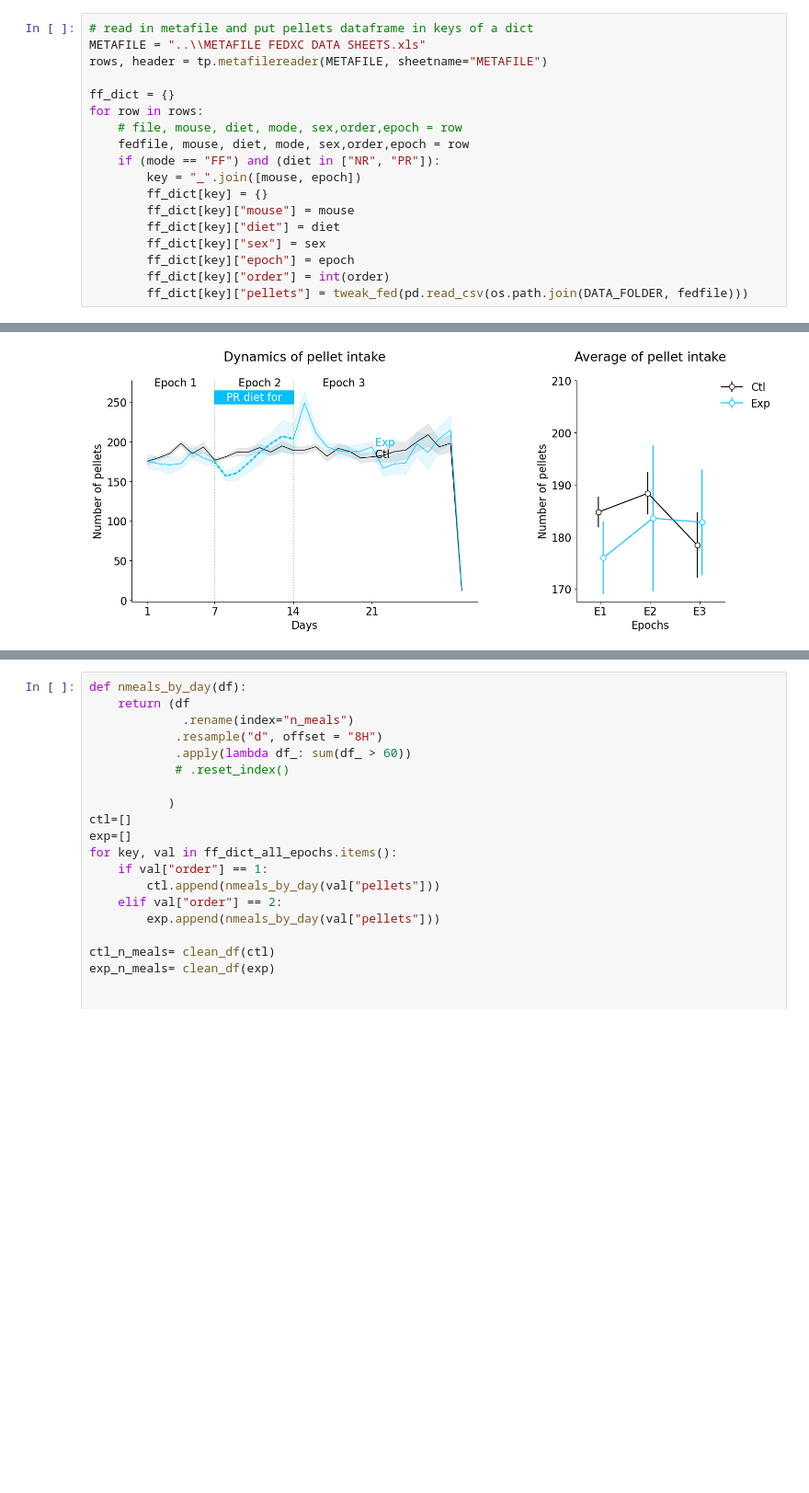
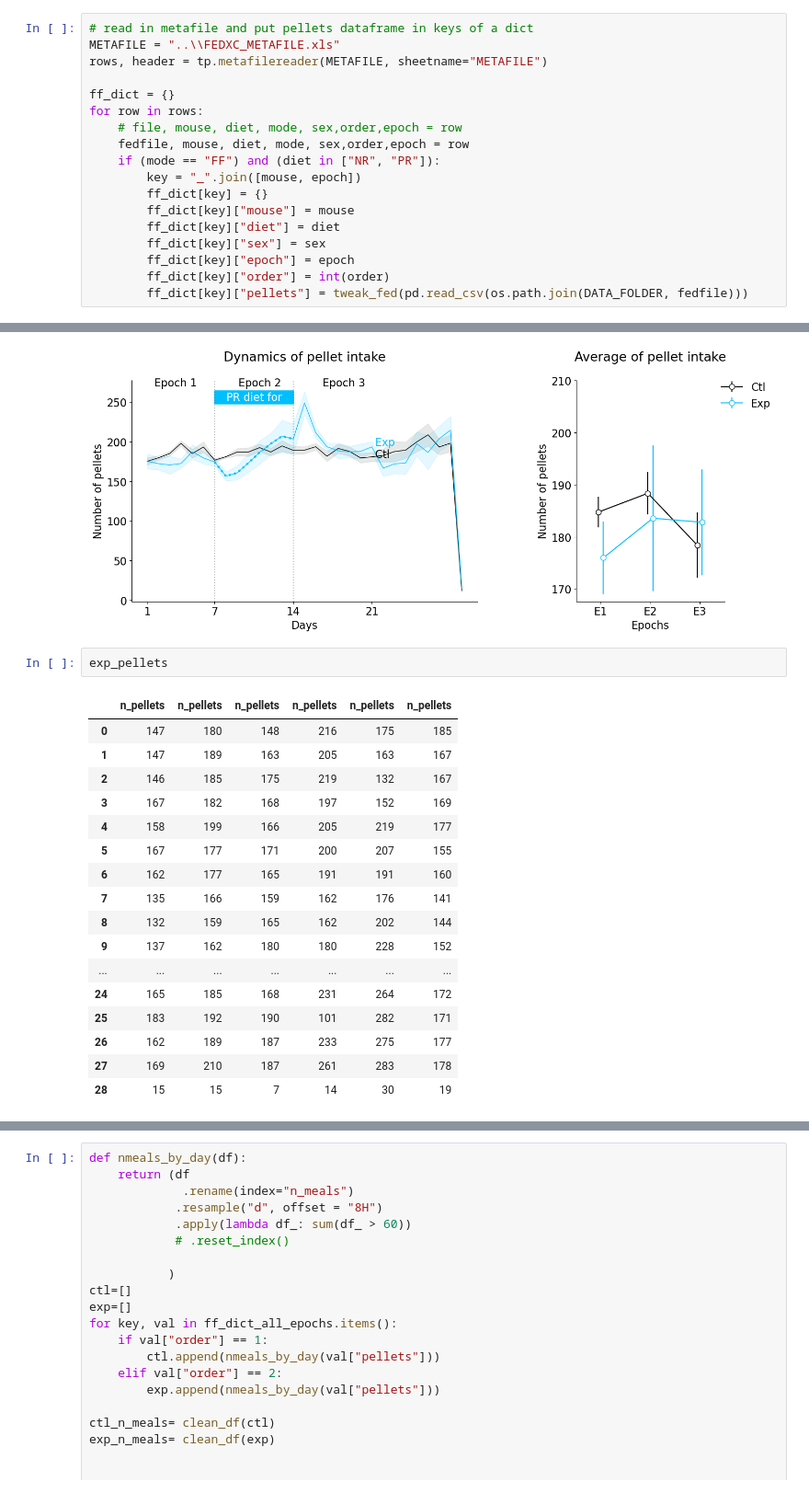
Before and after one commit to Htbibalan/FEDPROTEINPRO, a Jupyter notebook: notebooks/DIFE_Presentation_4Epoch_2023_V1(Ongoing)).ipynb, the cells around one changed output, grey strips where cells are left out. Shown at 92% size. Cells and saved outputs as stored; diff of their text form; blank space fills up the shorter version.

```diff
--- a/notebooks/DIFE_Presentation_4Epoch_2023_V1(Ongoing)).ipynb
+++ b/notebooks/DIFE_Presentation_4Epoch_2023_V1(Ongoing)).ipynb
@@ -45,7 +45,7 @@ def tweak_fed(df):
 #tweak_fed(df) # could add animal name from metafile and diet and phase so these are returned in dataframe
 # %%
 # read in metafile and put pellets dataframe in keys of a dict
-METAFILE = "..\\METAFILE FEDXC DATA SHEETS.xls"
+METAFILE = "..\\FEDXC_METAFILE.xls"
 rows, header = tp.metafilereader(METAFILE, sheetname="METAFILE")
 
 ff_dict = {}
@@ -358,3 +374,23 @@ ax1.annotate(" Exp",[20,195], color= exp_color)
 # %% [output]
 Text(20, 195, ' Exp')
 [figure]
+# %%
+exp_pellets
+# %% [output]
+|  | n_pellets | n_pellets | n_pellets | n_pellets | n_pellets | n_pellets |
+| 0 | 147 | 180 | 148 | 216 | 175 | 185 |
+| 1 | 147 | 189 | 163 | 205 | 163 | 167 |
+| 2 | 146 | 185 | 175 | 219 | 132 | 167 |
+| 3 | 167 | 182 | 168 | 197 | 152 | 169 |
+| 4 | 158 | 199 | 166 | 205 | 219 | 177 |
+| 5 | 167 | 177 | 171 | 200 | 207 | 155 |
+| 6 | 162 | 177 | 165 | 191 | 191 | 160 |
+| 7 | 135 | 166 | 159 | 162 | 176 | 141 |
+| 8 | 132 | 159 | 165 | 162 | 202 | 144 |
+| 9 | 137 | 162 | 180 | 180 | 228 | 152 |
+| ... | ... | ... | ... | ... | ... | ... |
+| 24 | 165 | 185 | 168 | 231 | 264 | 172 |
+| 25 | 183 | 192 | 190 | 101 | 282 | 171 |
+| 26 | 162 | 189 | 187 | 233 | 275 | 177 |
+| 27 | 169 | 210 | 187 | 261 | 283 | 178 |
+| 28 | 15 | 15 | 7 | 14 | 30 | 19 |
```
Also changed, not shown: parts of 6 cells of this notebook, 12 other files.
